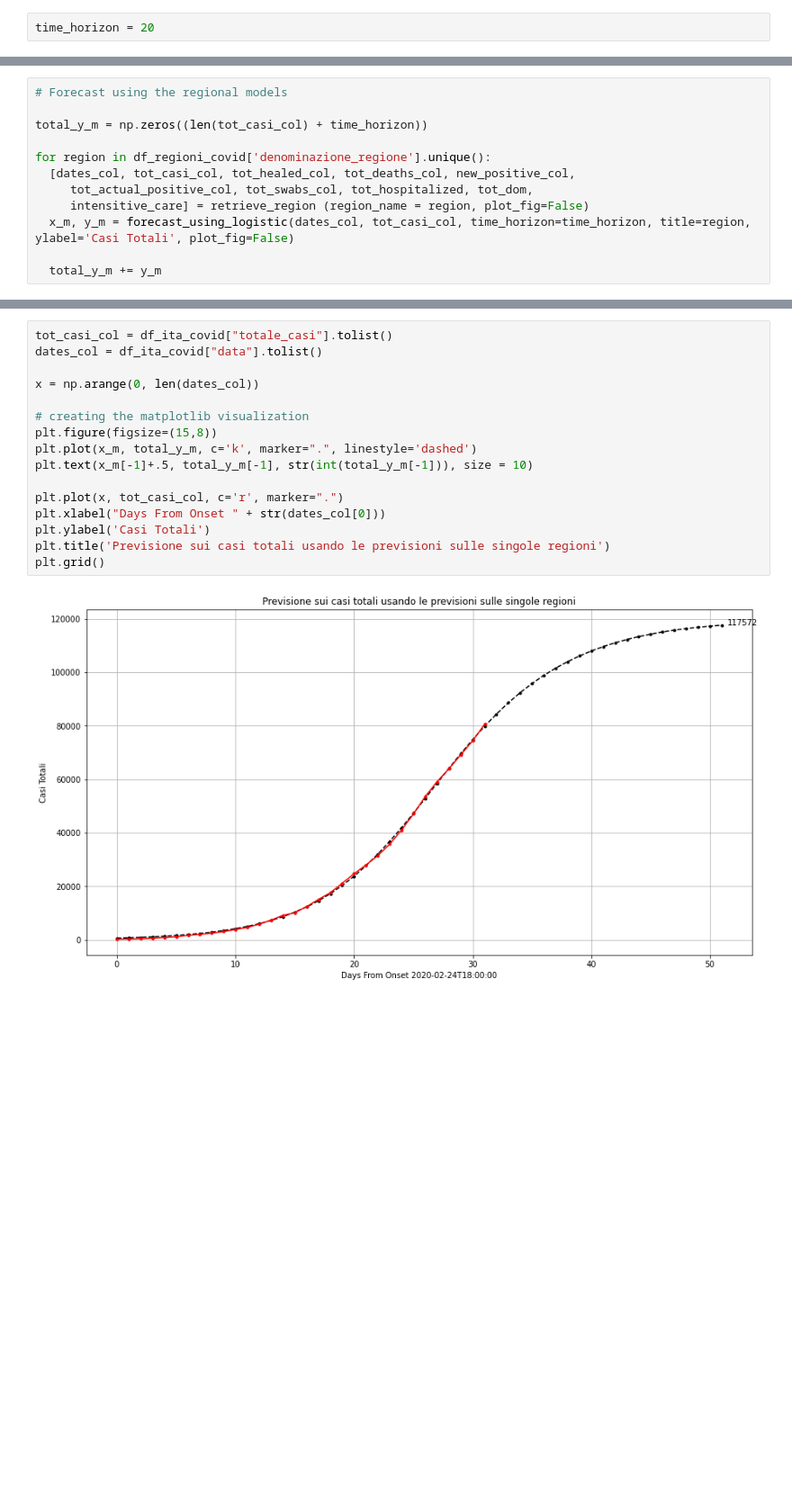
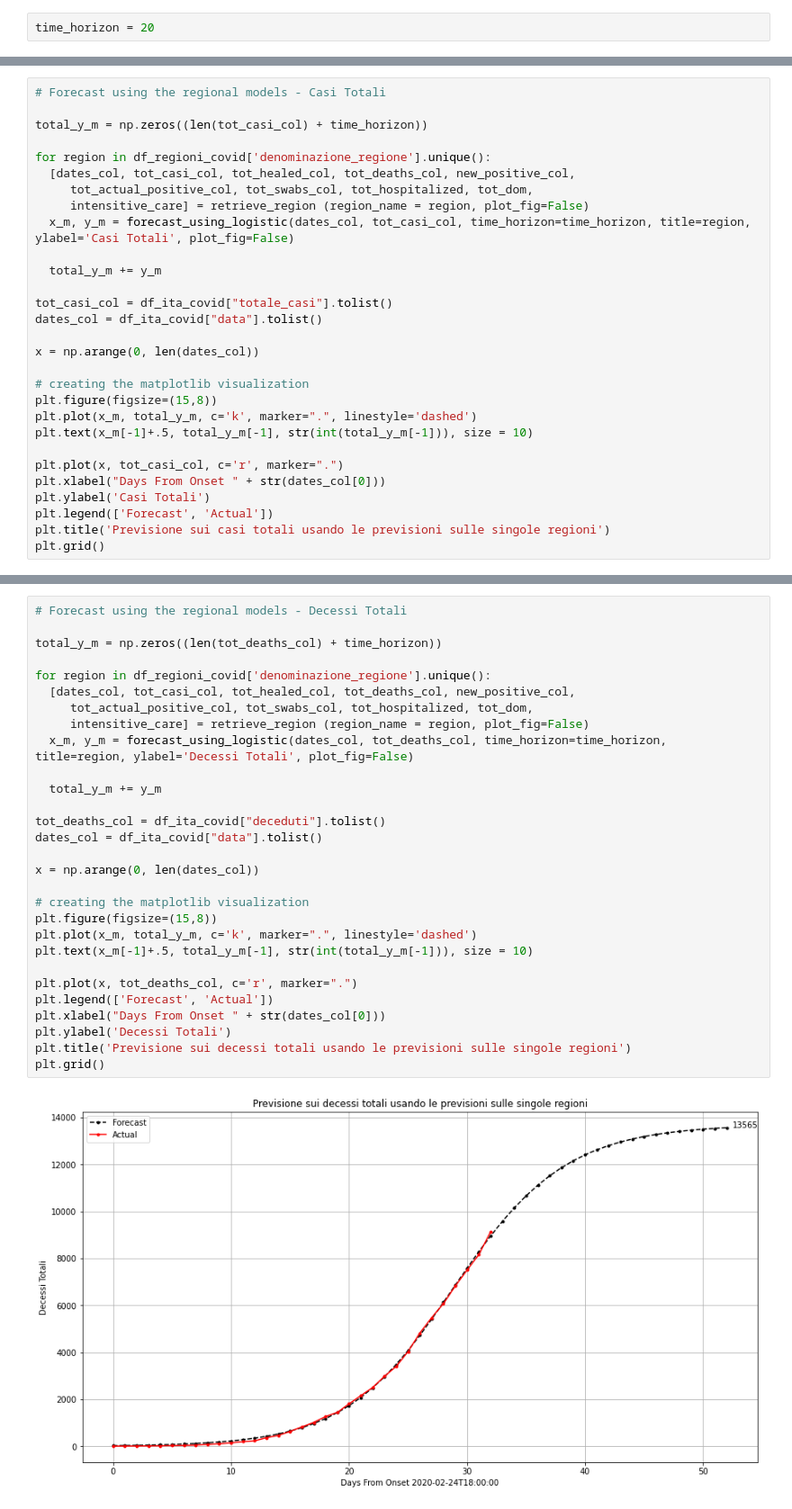
Before and after one commit to linker81/COVID19-Italy, a Jupyter notebook: COVID19_Italy.ipynb, the cells around one changed output, grey strips where cells are left out. Shown at 90% size. Drawn from its saved outputs; the diff is of its cells as text; blank space fills up the shorter version.

```diff
--- a/COVID19_Italy.ipynb
+++ b/COVID19_Italy.ipynb
@@ -277,5 +290,5 @@ Casi Totali Piemonte
 # %%
-# Forecast using the regional models
+# Forecast using the regional models - Casi Totali
 
 total_y_m = np.zeros((len(tot_casi_col) + time_horizon))
 
@@ -286,3 +299,20 @@ for region in df_regioni_covid['denominazione_regione'].unique():
   x_m, y_m = forecast_using_logistic(dates_col, tot_casi_col, time_horizon=time_horizon, title=region, ylabel='Casi Totali', plot_fig=False)
 
   total_y_m += y_m
+
+tot_casi_col = df_ita_covid["totale_casi"].tolist()
+dates_col = df_ita_covid["data"].tolist()
+
+x = np.arange(0, len(dates_col))
+
+# creating the matplotlib visualization
+plt.figure(figsize=(15,8))
+plt.plot(x_m, total_y_m, c='k', marker=".", linestyle='dashed')
+plt.text(x_m[-1]+.5, total_y_m[-1], str(int(total_y_m[-1])), size = 10)
+
+plt.plot(x, tot_casi_col, c='r', marker=".")
+plt.xlabel("Days From Onset " + str(dates_col[0]))
+plt.ylabel('Casi Totali')
+plt.legend(['Forecast', 'Actual'])
+plt.title('Previsione sui casi totali usando le previsioni sulle singole regioni')
+plt.grid()
@@ -289,18 +321,31 @@ for region in df_regioni_covid['denominazione_regione'].unique():
 # %%
-tot_casi_col = df_ita_covid["totale_casi"].tolist()
+# Forecast using the regional models - Decessi Totali
+
+total_y_m = np.zeros((len(tot_deaths_col) + time_horizon))
+
+for region in df_regioni_covid['denominazione_regione'].unique():
+  [dates_col, tot_casi_col, tot_healed_col, tot_deaths_col, new_positive_col,
+     tot_actual_positive_col, tot_swabs_col, tot_hospitalized, tot_dom,
+     intensitive_care] = retrieve_region (region_name = region, plot_fig=False)
+  x_m, y_m = forecast_using_logistic(dates_col, tot_deaths_col, time_horizon=time_horizon, title=region, ylabel='Decessi Totali', plot_fig=False)
+
+  total_y_m += y_m
+
+tot_deaths_col = df_ita_covid["deceduti"].tolist()
 dates_col = df_ita_covid["data"].tolist()
 
 x = np.arange(0, len(dates_col))
 
 # creating the matplotlib visualization
 plt.figure(figsize=(15,8))
 plt.plot(x_m, total_y_m, c='k', marker=".", linestyle='dashed')
 plt.text(x_m[-1]+.5, total_y_m[-1], str(int(total_y_m[-1])), size = 10)
 
-plt.plot(x, tot_casi_col, c='r', marker=".")
+plt.plot(x, tot_deaths_col, c='r', marker=".")
+plt.legend(['Forecast', 'Actual'])
 plt.xlabel("Days From Onset " + str(dates_col[0]))
-plt.ylabel('Casi Totali')
-plt.title('Previsione sui casi totali usando le previsioni sulle singole regioni')
+plt.ylabel('Decessi Totali')
+plt.title('Previsione sui decessi totali usando le previsioni sulle singole regioni')
 plt.grid()
 # %% [output]
-[figure, old version]
+[figure, new version]
```
Also changed, not shown: parts of 8 cells of this notebook.
